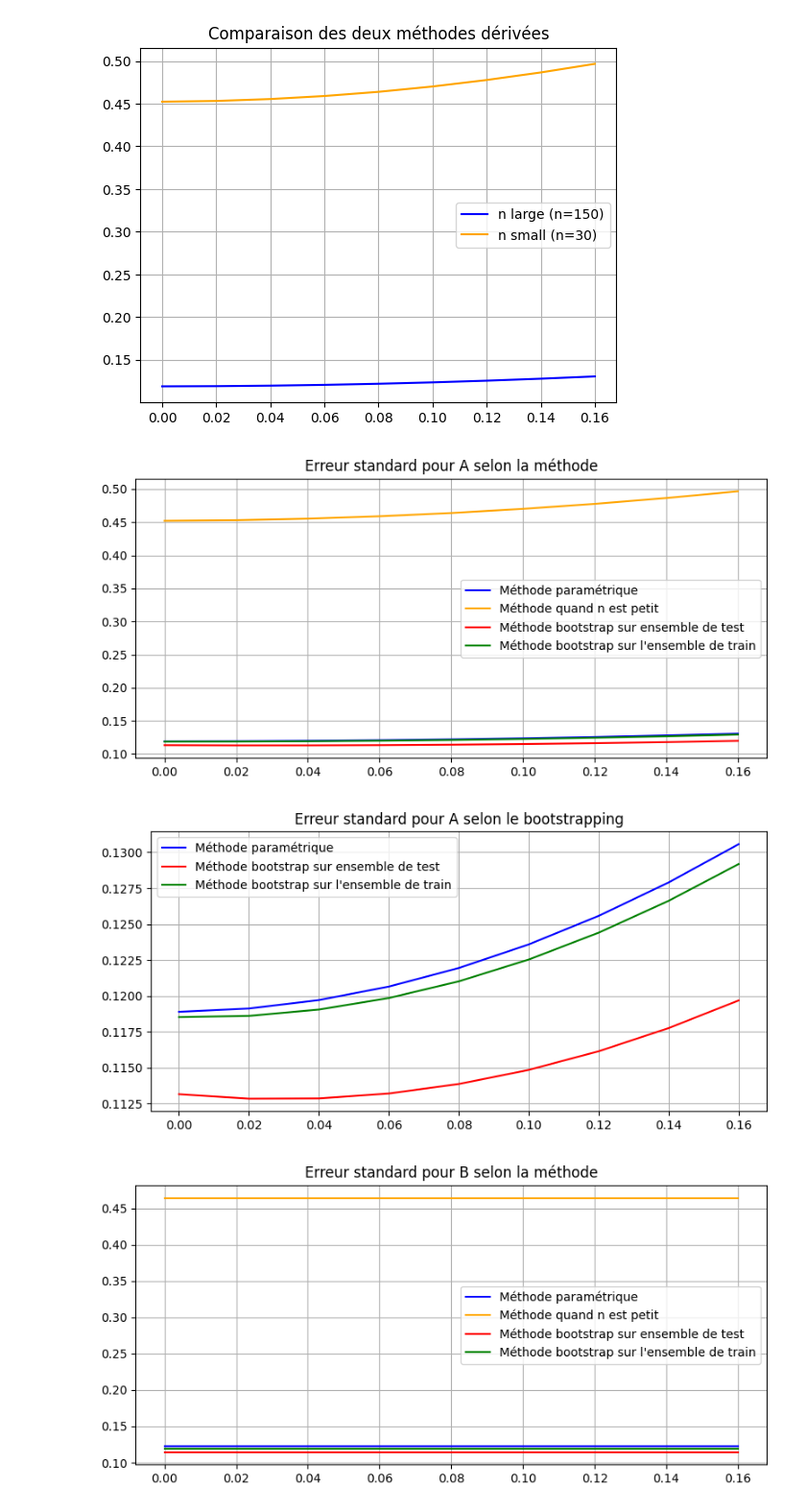
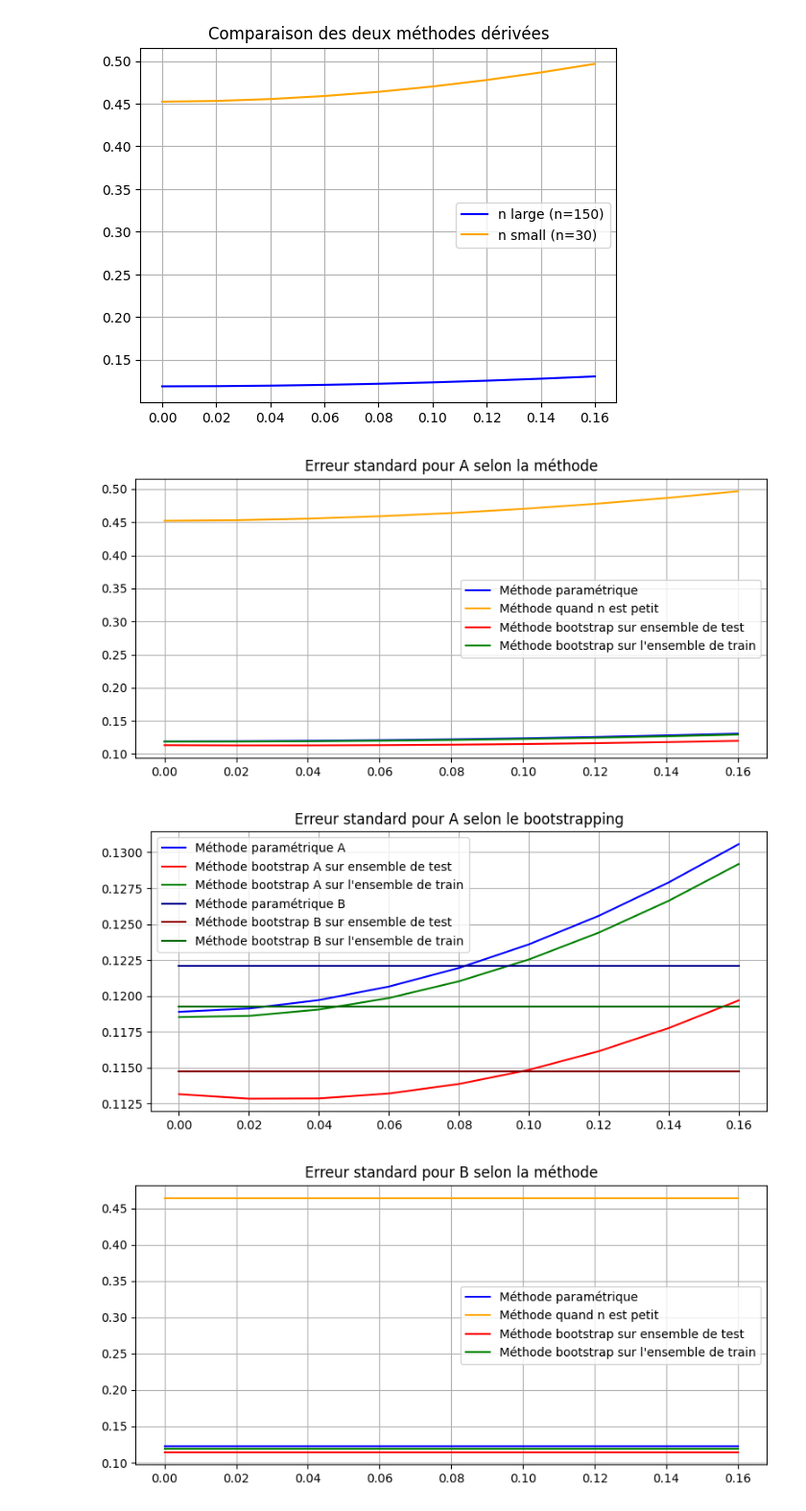
Before and after one commit to AntoineGilsonGH/The-Design-and-Analysis-of-Benchmark-Experiments, a Jupyter notebook: I0_Simplification.ipynb, the cells around one changed output. Shown at 96% size. Drawn from its saved outputs; the diff is of its cells as text; code cells hidden in the pictures.

```diff
--- a/I0_Simplification.ipynb
+++ b/I0_Simplification.ipynb
@@ -747,35 +753,38 @@ plt.show()
 # %%
 
 
 # Première figure : Comparaison des valeurs d'erreur standard obtenues selon la méthode
 fig1, ax1 = plt.subplots(figsize=(8, 4))
 ax1.plot(beta2_values, df_standard_error_A[2000], label="Méthode paramétrique", color="blue")
 ax1.plot(beta2_values, df_standard_error_small_A[2000], label="Méthode quand n est petit", color="orange")
 ax1.plot(beta2_values, df_se_bootstrap_A_test[2000], label="Méthode bootstrap sur ensemble de test", color="red")
 ax1.plot(beta2_values, df_se_bootstrap_A_train[2000], label="Méthode bootstrap sur l'ensemble de train", color="green")
 ax1.set_title("Erreur standard pour A selon la méthode")
 ax1.grid()
 ax1.legend()
 
 # Sauvegarde ou affichage de la première figure
 plt.tight_layout()
 plt.show()
 
 # Deuxième figure : Comparaison des valeurs d'erreur standard selon le bootstrapping
 fig2, ax2 = plt.subplots(figsize=(8, 4))
-ax2.plot(beta2_values, df_standard_error_A[2000], label="Méthode paramétrique", color="blue")
-ax2.plot(beta2_values, df_se_bootstrap_A_test[2000], label="Méthode bootstrap sur ensemble de test", color="red")
-ax2.plot(beta2_values, df_se_bootstrap_A_train[2000], label="Méthode bootstrap sur l'ensemble de train", color="green")
+ax2.plot(beta2_values, df_standard_error_A[2000], label="Méthode paramétrique A", color="blue")
+ax2.plot(beta2_values, df_se_bootstrap_A_test[2000], label="Méthode bootstrap A sur ensemble de test", color="red")
+ax2.plot(beta2_values, df_se_bootstrap_A_train[2000], label="Méthode bootstrap A sur l'ensemble de train", color="green")
+ax2.plot(beta2_values, df_standard_error_B[2000], label="Méthode paramétrique B", color="darkblue")
+ax2.plot(beta2_values, df_se_bootstrap_B_test[2000], label="Méthode bootstrap B sur ensemble de test", color="darkred")
+ax2.plot(beta2_values, df_se_bootstrap_B_train[2000], label="Méthode bootstrap B sur l'ensemble de train", color="darkgreen")
 ax2.set_title("Erreur standard pour A selon le bootstrapping")
 ax2.grid()
 ax2.legend()
 
 # Sauvegarde ou affichage de la deuxième figure
 plt.tight_layout()
 plt.show()
 # %% [output]
 [figure]
-[figure, old version]
+[figure, new version]
 # %%
 import matplotlib.pyplot as plt
 
```
Also changed, not shown: parts of 12 cells of this notebook.
